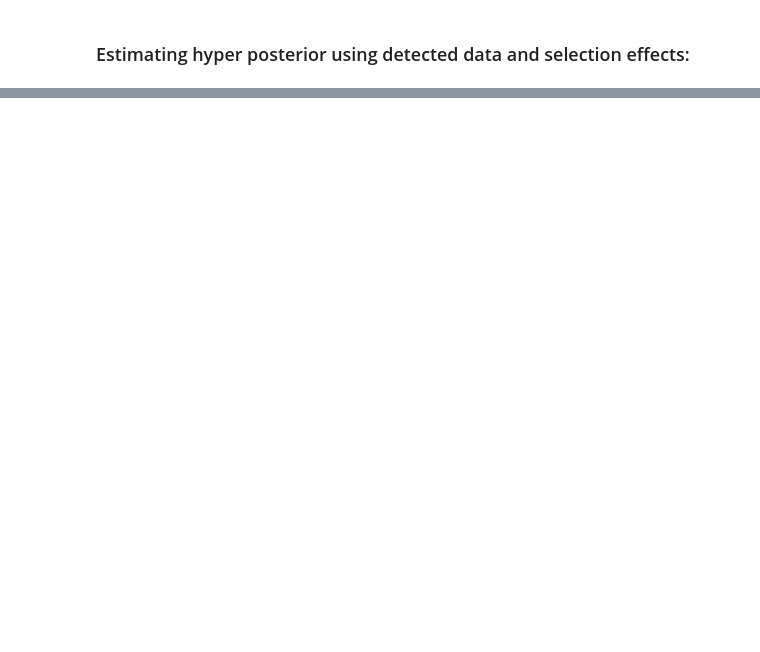
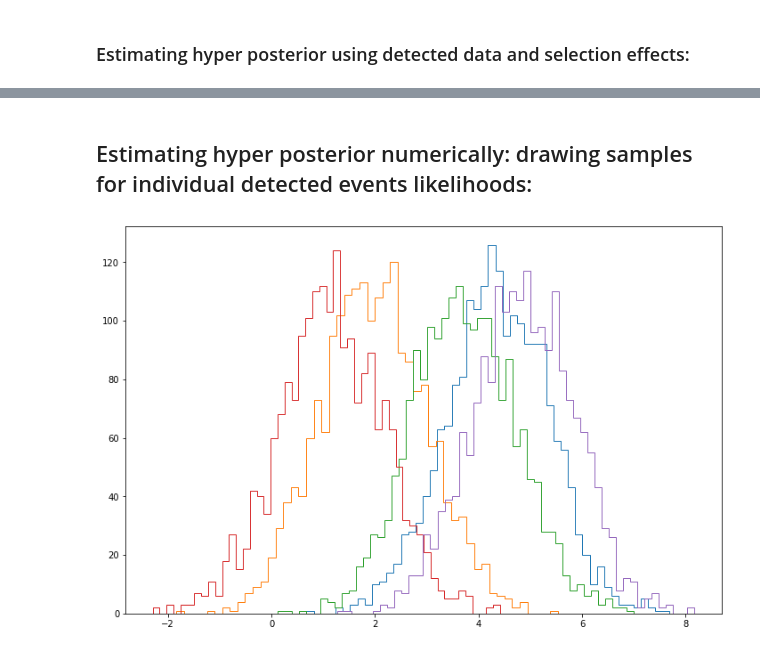
Before and after one commit to mukesh-k-singh/RatesPopMiniSchool2021, a Jupyter notebook: day1/Simple_1d_example.ipynb, the cells around one changed output, grey strips where cells are left out. Saved outputs shown, nothing was run; the diff lists cells and outputs as text; code cells hidden in the pictures; blank space fills up the shorter version.

```diff
--- a/day1/Simple_1d_example.ipynb
+++ b/day1/Simple_1d_example.ipynb
@@ -116,0 +117,17 @@ Text(0.5, 1.0, '$x_{max} = 5, \\mu_\\lambda^T = 4.3, \\sigma_\\lambda = 2$')
+# %% [markdown]
+## Estimating hyper posterior numerically: drawing samples for individual detected events likelihoods:
+# %%
+def sample_likelihood(mean, sigma, Nsamples):
+    samples = np.random.normal(mean, sigma, Nsamples)
+    return samples
+# %%
+likelihood_samples = []
+for d in xi:
+    x_samples = sample_likelihood(d, 1, 2000)
+    likelihood_samples.append(x_samples)
+# %%
+plt.figure(figsize=(12, 8))
+for pos_sample in likelihood_samples[0:5]:
+    plt.hist(pos_sample, bins=50, histtype=u'step')
+# %% [output]
+[figure, added]
```
Also changed, not shown: parts of 21 cells of this notebook, 1 other file.
